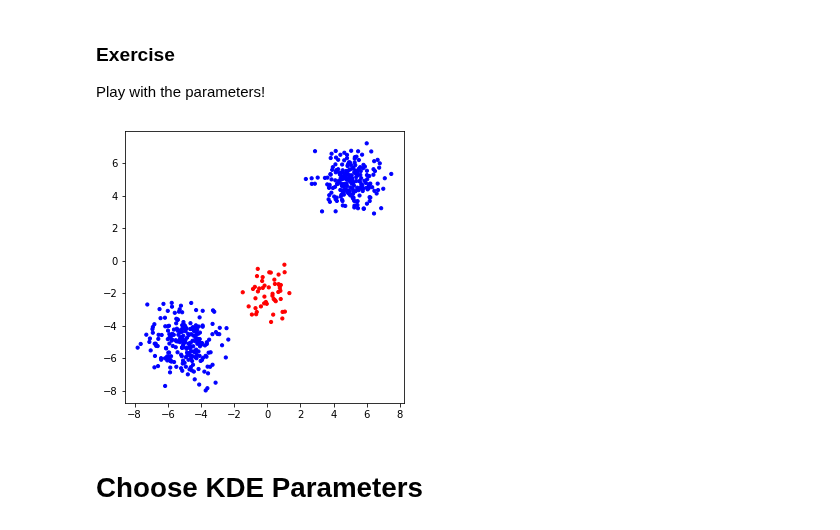
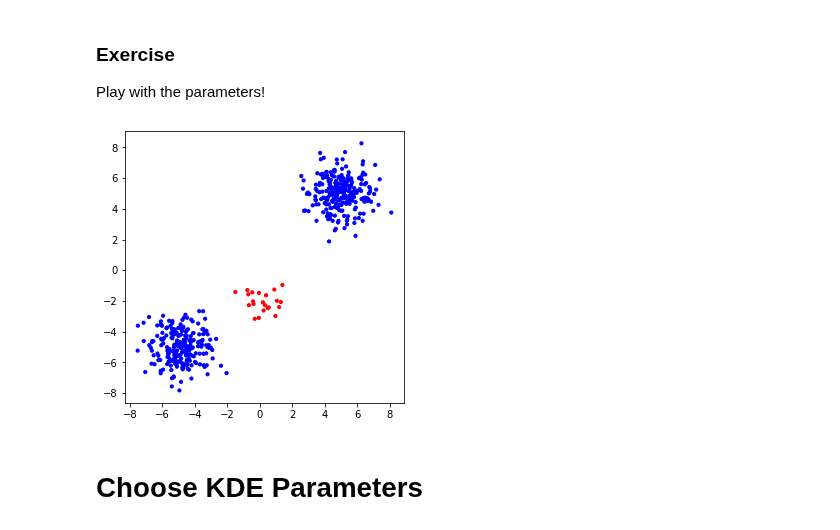
Before and after one commit to aai-institute/tfl-training-practical-anomaly-detection, a Jupyter notebook: notebooks/anomaly_detection_approaches.ipynb, the cells around one changed output. Drawn from its saved outputs; the diff is of its cells as text; code cells hidden in the pictures.

```diff
--- a/notebooks/anomaly_detection_approaches.ipynb
+++ b/notebooks/anomaly_detection_approaches.ipynb
@@ -89,20 +89,21 @@ $KDE_h(x, D) = \frac{1}{N}\sum_{i=1}^N \frac{1}{h^p}K\left(\frac{|x-x_i|}{h}\rig
 Play with the parameters!
 # %%
 dists = create_distributions(dim=2, dim_irrelevant=0)
-contamination_model = contamination(nominal=dists['Double Blob'], anomaly=dists['Blob'], p=.1)
+model = contamination(nominal=dists['Double Blob'], anomaly=dists['Blob'], p=0)
+contamination_model = contamination(nominal=dists['Double Blob'], anomaly=dists['Blob'], p=0.05)
 
-sample_train = contamination_model.sample(500)
+sample_train = model.sample(500)
 X_train = sample_train[-1]
 y_train = sample_train[0]
 
 sample_test = contamination_model.sample(500)
 X_test = sample_test[-1]
 y_test = sample_test[0]
 
-plt.scatter(X_train[:,0], X_train[:,1], c=['blue' if target == 0 else 'red' for target in y_train], s=10)
+plt.scatter(X_test[:,0], X_test[:,1], c=['blue' if target == 0 else 'red' for target in y_test], s=10)
 plt.show()
 # %% [output]
-[figure, old version]
+[figure, new version]
 # %%
 # Helper function
 def visualize_kde(kernel, bandwidth, X_train, y_train):
```
Also changed, not shown: parts of 5 cells of this notebook.
